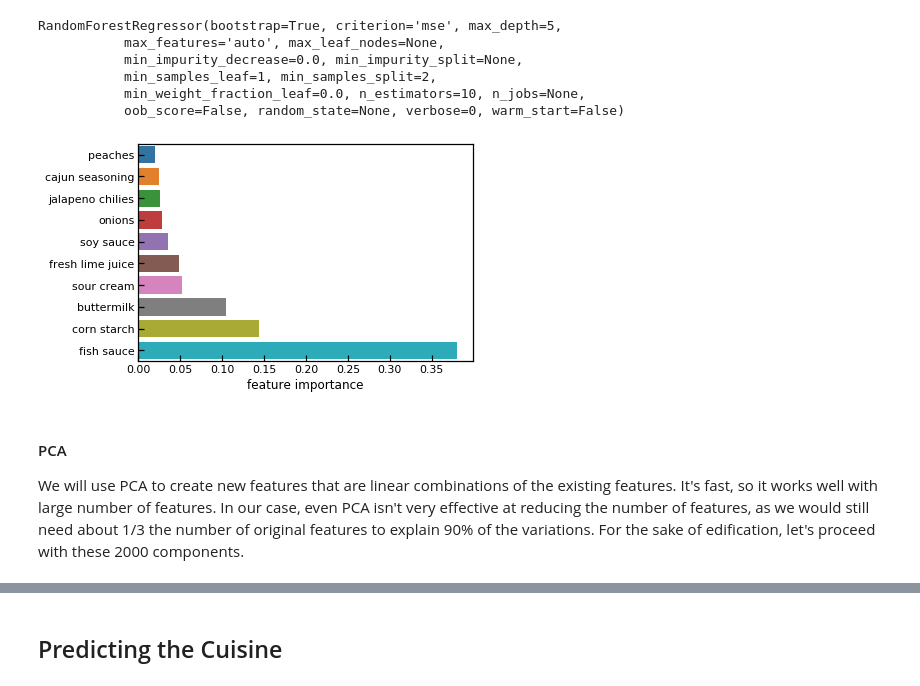
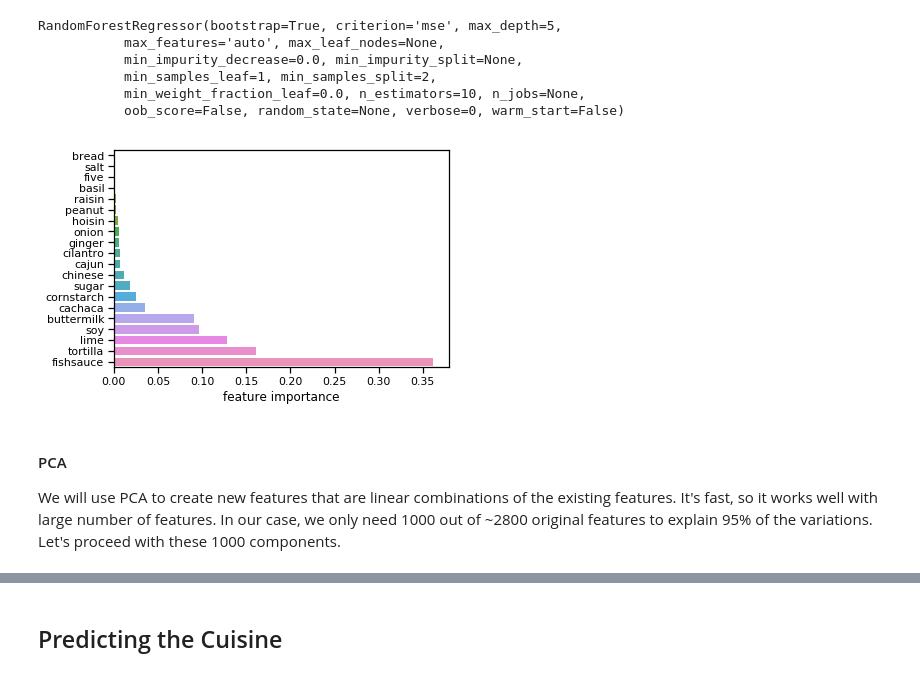
Before and after one commit to jieunchoi/yummly, a Jupyter notebook: predict_cuisine.ipynb, the cells around one changed output, grey strips where cells are left out. Drawn from its saved outputs; the diff is of its cells as text; code cells hidden in the pictures.

Commit message:
improved preprocessing

```diff
--- a/predict_cuisine.ipynb
+++ b/predict_cuisine.ipynb
@@ -141,3 +152,0 @@ Create a new column that creates a single concatenated string out of the list of
-# %%
-df_train['ingredients_concat'] = df_train['ingredients'].apply(','.join).str.lower()
-df_test['ingredients_concat'] = df_test['ingredients'].apply(','.join).str.lower()
@@ -144,7 +195,7 @@ df_test['ingredients_concat'] = df_test['ingredients'].apply(','.join).str.lower
 # %% [markdown]
 Get the simple counts of words from the ingredients.
 # %%
-count_vect = CountVectorizer(tokenizer=lambda x: [a.strip() for a in x.split(',')])
+count_vect = CountVectorizer()
 X_train_counts = count_vect.fit_transform(df_train.ingredients_concat)
 X_test_counts = count_vect.transform(df_test.ingredients_concat)
 print('A total of', X_train_counts.shape[0], 'recipes')
@@ -196,3 +238,9 @@ y_train = le.fit_transform(df_train.cuisine)
+# %%
+mlb = preprocessing.MultiLabelBinarizer()
+y_train_mlb = mlb.fit_transform(df_train.cuisine.values.reshape(-1,1))
+
+le = preprocessing.LabelEncoder()
+y_train_le = le.fit_transform(df_train.cuisine)
 # %% [markdown]
 ## Dimensionality Reduction
 
@@ -242,7 +304,7 @@ In general, we have to be careful with interpreting the feature importance becau
 Similar to the previous example, we have to make a choice on the total number of features we want to keep or on the minimum threshold value of feature importance. This is also pretty slow.
 # %%
 rfr = RandomForestRegressor(max_depth=5, n_estimators=10)
-rfr.fit(X_train_tfidf, y_train)
+rfr.fit(X_train_tfidf, y_train_le)
 # %% [output]
 RandomForestRegressor(bootstrap=True, criterion='mse', max_depth=5,
            max_features='auto', max_leaf_nodes=None,
@@ -252,13 +314,13 @@ RandomForestRegressor(bootstrap=True, criterion='mse', max_depth=5,
            oob_score=False, random_state=None, verbose=0, warm_start=False)
 # %%
 feat_imp = rfr.feature_importances_
-feat_imp_ind = np.argsort(feat_imp)[-10:]
+feat_imp_ind = np.argsort(feat_imp)[-20:]
 s = sns.barplot(x=feat_imp[feat_imp_ind], y=ingredient_names[feat_imp_ind])
 dummy = s.set_xlabel('feature importance')
 # %% [output]
-[figure, old version]
+[figure, new version]
 # %% [markdown]
 #### PCA
 
-We will use PCA to create new features that are linear combinations of the existing features. It's fast, so it works well with large number of features. In our case, even PCA isn't very effective at reducing the number of features, as we would still need about 1/3 the number of original features to explain 90% of the variations. For the sake of edification, let's proceed with these 2000 components.
+We will use PCA to create new features that are linear combinations of the existing features. It's fast, so it works well with large number of features. In our case, we only need 1000 out of ~2800 original features to explain 95% of the variations. Let's proceed with these 1000 components.
 # %%
```
Also changed, not shown: parts of 54 cells of this notebook.
